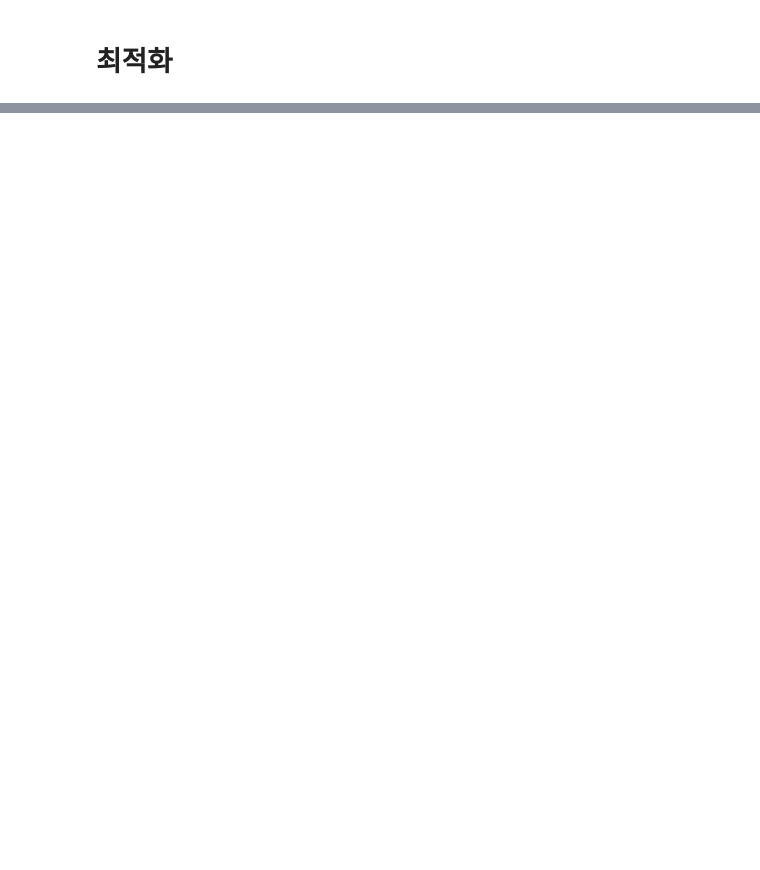
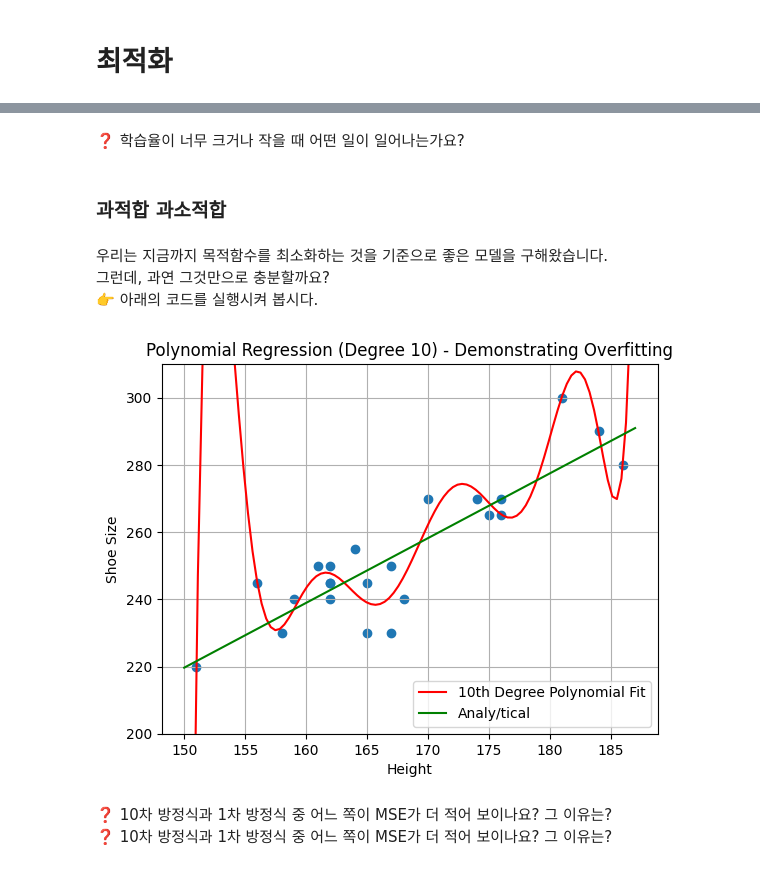
Before and after one commit to MINDS-edu/postech-youth-math-ai-7th, a Jupyter notebook: DAY2_PYMAIA7.ipynb, the cells around one changed output, grey strips where cells are left out. Cells and saved outputs as stored; diff of their text form; code cells hidden in the pictures; blank space fills up the shorter version.

```diff
--- a/DAY2_PYMAIA7.ipynb
+++ b/DAY2_PYMAIA7.ipynb
@@ -11,0 +84,14 @@
+# %%
+import numpy as np
+
+A = np.array([
+    [1, 2],
+    [4, 8]
+])
+
+A_squared = A @ A
+
+print("Matrix A:")
+print(A)
+print("\nMatrix A^2:")
+print(A_squared)
@@ -35,0 +398,44 @@
+# %% [markdown]
+❓ 학습율이 너무 크거나 작을 때 어떤 일이 일어나는가요?
+# %% [markdown]
+### 과적합 과소적합
+# %% [markdown]
+우리는 지금까지 목적함수를 최소화하는 것을 기준으로 좋은 모델을 구해왔습니다.
+그런데, 과연 그것만으로 충분할까요?
+👉 아래의 코드를 실행시켜 봅시다.
+# %%
+
+# Assuming xs and ys are already defined from your previous cells
+# If not, you would need to load or define them here.
+# Example:
+xs = df['height'].values
+ys = df['shoe size'].values
+ax = plt.scatter(xs,ys)
+# Fit a 10th-degree polynomial to the data
+degree = 10
+coefficients = np.polyfit(xs, ys, degree)
+poly_model = np.poly1d(coefficients)
+
+# Generate points for the fitted curve
+x_curve = np.linspace(xs.min()-1, xs.max()+1, 100)
+y_curve = poly_model(x_curve)
+
+# Plot the original data and the fitted curve
+#plt.figure(figsize=(10, 6))
+#plt.scatter(xs, ys, label='Original Data')
+plt.plot(x_curve, y_curve, color='red', label=f'{degree}th Degree Polynomial Fit')
+m_anal,c_anal = calculate_w_b(xs, ys)
+plt.plot(x_curve,m_anal*x_curve+c_anal,color='green',label='Analy/tical')
+plt.xlabel('Height')
+plt.ylabel('Shoe Size')
+plt.title(f'Polynomial Regression (Degree {degree}) - Demonstrating Overfitting')
+plt.legend()
+plt.grid(True)
+plt.xlim()
+plt.ylim([200, 310])
+plt.show()
+# %% [output]
+[figure, added]
+# %% [markdown]
+❓ 10차 방정식과 1차 방정식 중 어느 쪽이 MSE가 더 적어 보이나요? 그 이유는?
+❓ 10차 방정식과 1차 방정식 중 어느 쪽이 MSE가 더 적어 보이나요? 그 이유는?
```
Also changed, not shown: parts of 53 cells of this notebook.
